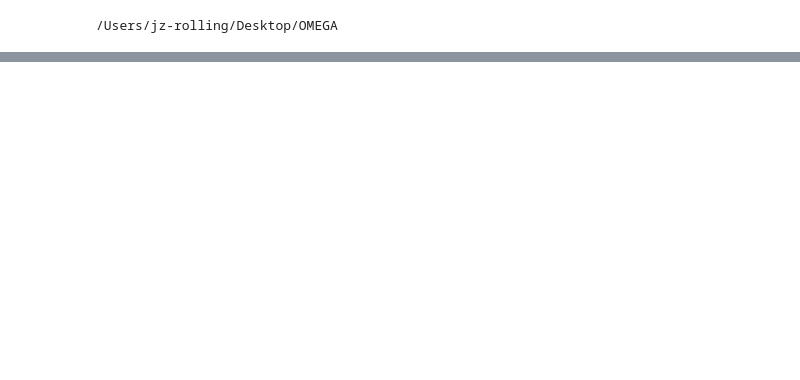
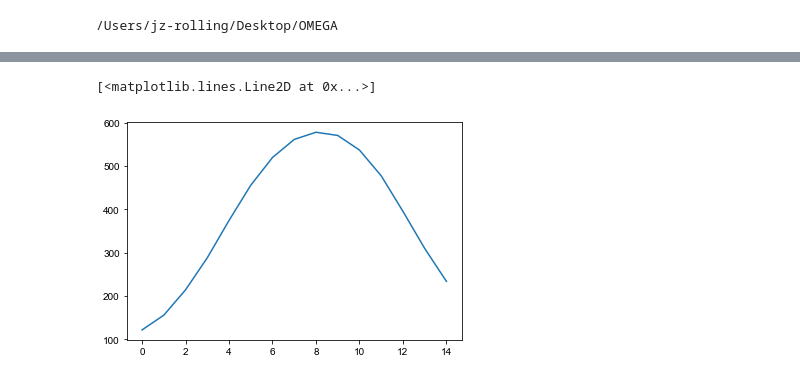
Before and after one commit to jzrolling/OMEGA, a Jupyter notebook: Notebooks/0. MSR_rerun.ipynb, the cells around one changed output, grey strips where cells are left out. Saved outputs shown, nothing was run; the diff lists cells and outputs as text; code cells hidden in the pictures; blank space fills up the shorter version.

```diff
--- a/Notebooks/0. MSR_rerun.ipynb
+++ b/Notebooks/0. MSR_rerun.ipynb
@@ -303,0 +493,5 @@ NameError: name 'timeit' is not defined
+# %%
+plt.plot(cells[54].measurements.signal_measurements['FITC']['lateral_mean'])
+# %% [output]
+[<matplotlib.lines.Line2D at 0x...>]
+[figure, added]
```
Also changed, not shown: parts of 30 cells of this notebook, 29 other files.
